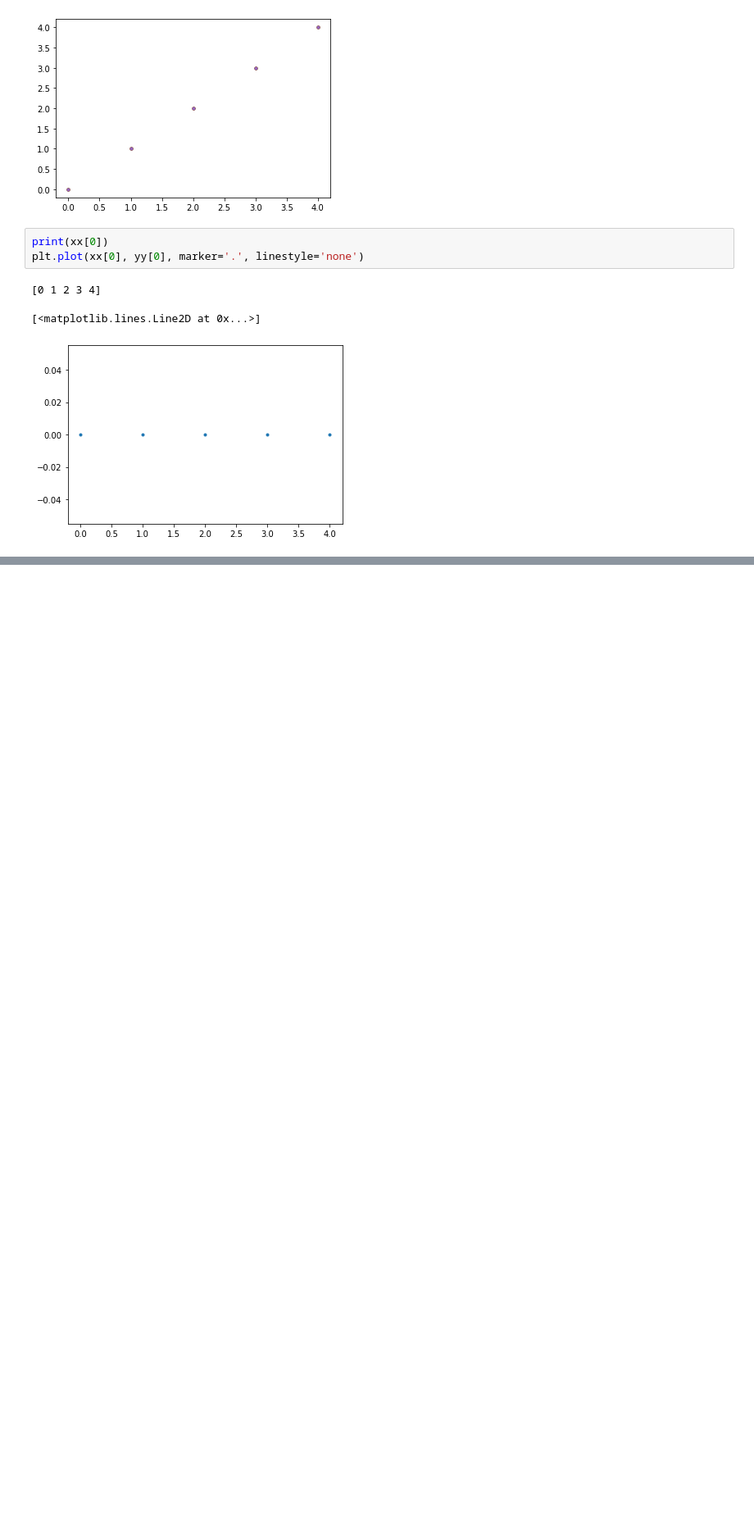
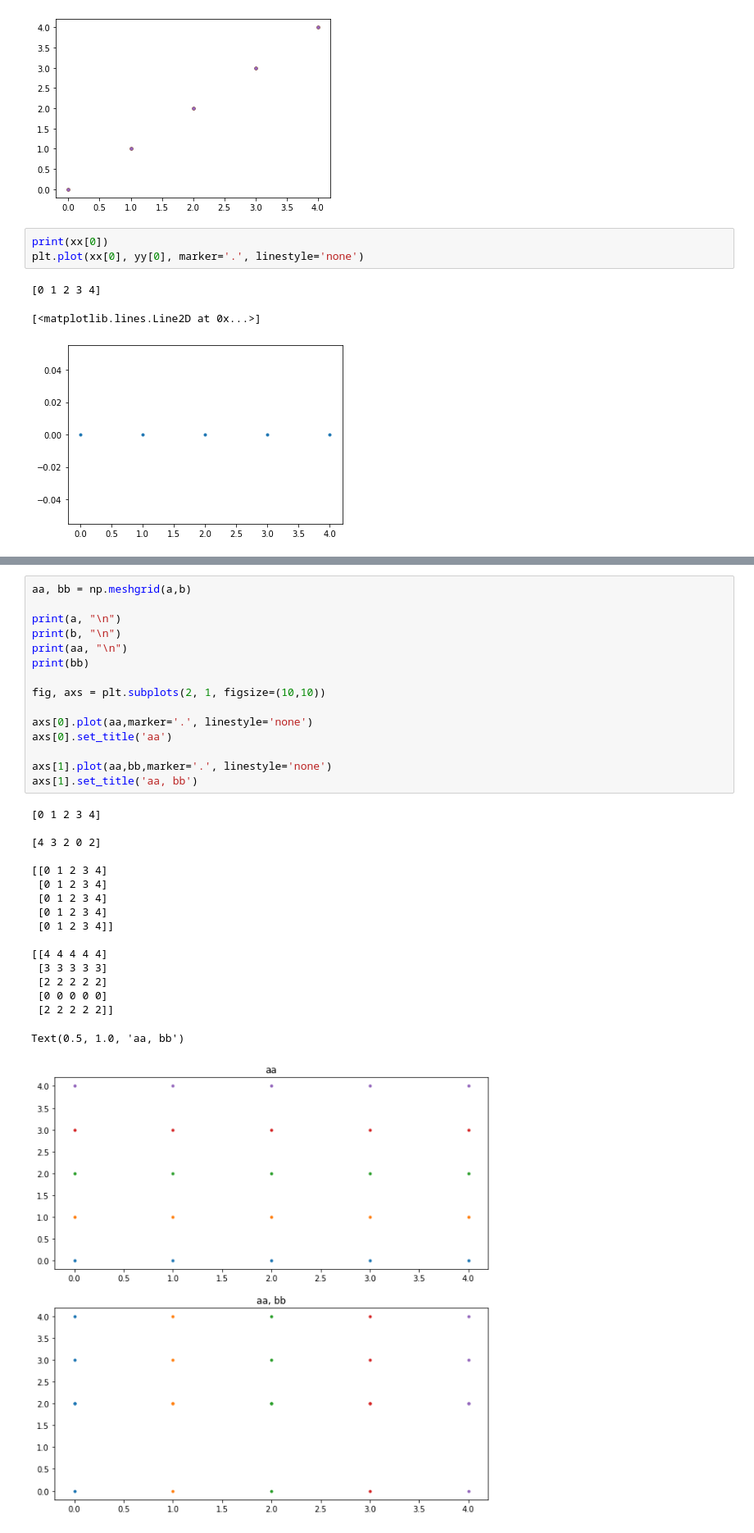
Before and after one commit to aboode95/surface-temperature-heatmap, a Jupyter notebook: making graph.ipynb, the cells around one changed output, grey strips where cells are left out. Shown: that part at 82% size. Cells and saved outputs as stored; diff of their text form; blank space fills up the shorter version.

```diff
--- a/making graph.ipynb
+++ b/making graph.ipynb
@@ -383,0 +335,33 @@ plt.plot(xx[0], yy[0], marker='.', linestyle='none')
+# %%
+aa, bb = np.meshgrid(a,b)
+
+print(a, "\n")
+print(b, "\n")
+print(aa, "\n")
+print(bb)
+
+fig, axs = plt.subplots(2, 1, figsize=(10,10))
+
+axs[0].plot(aa,marker='.', linestyle='none')
+axs[0].set_title('aa')
+
+axs[1].plot(aa,bb,marker='.', linestyle='none')
+axs[1].set_title('aa, bb')
+# %% [output]
+[0 1 2 3 4]
+
+[4 3 2 0 2]
+
+[[0 1 2 3 4]
+ [0 1 2 3 4]
+ [0 1 2 3 4]
+ [0 1 2 3 4]
+ [0 1 2 3 4]]
+
+[[4 4 4 4 4]
+ [3 3 3 3 3]
+ [2 2 2 2 2]
+ [0 0 0 0 0]
+ [2 2 2 2 2]]
+Text(0.5, 1.0, 'aa, bb')
+[figure, added]
```
Also changed, not shown: parts of 13 cells of this notebook.
